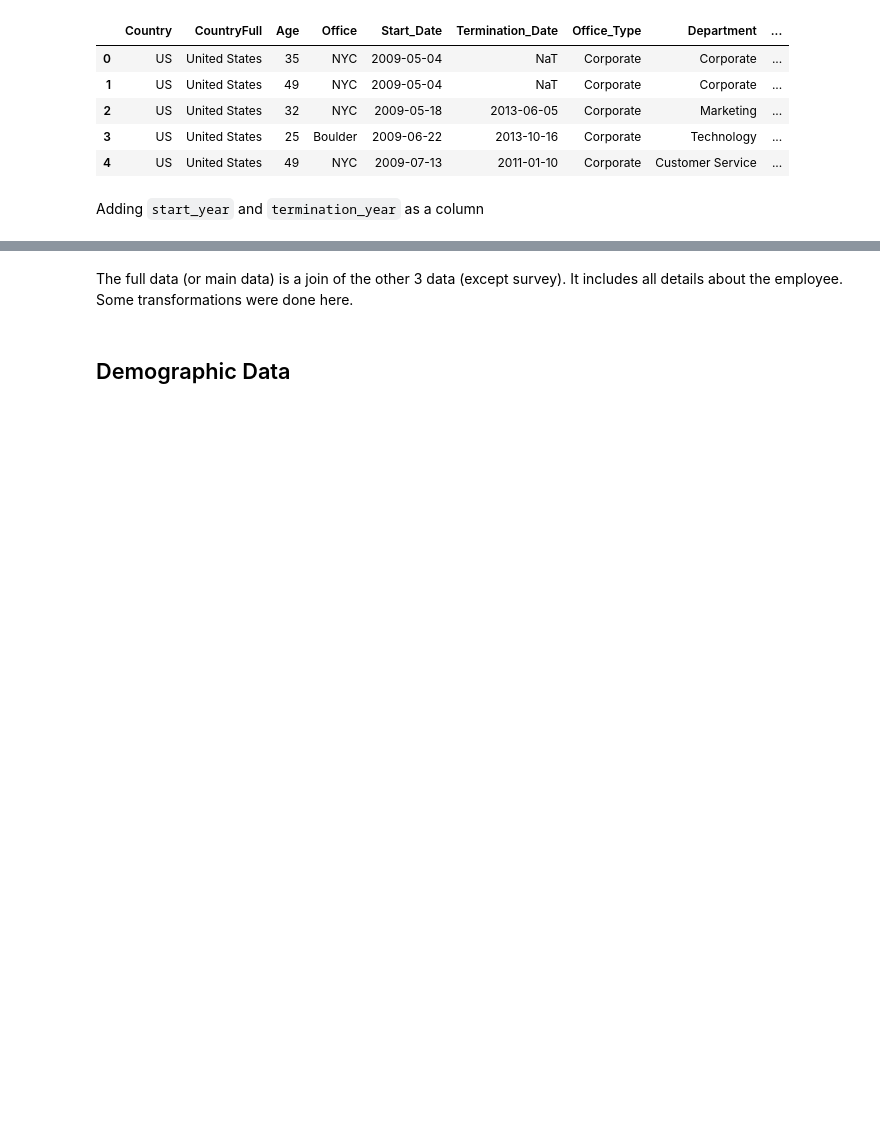
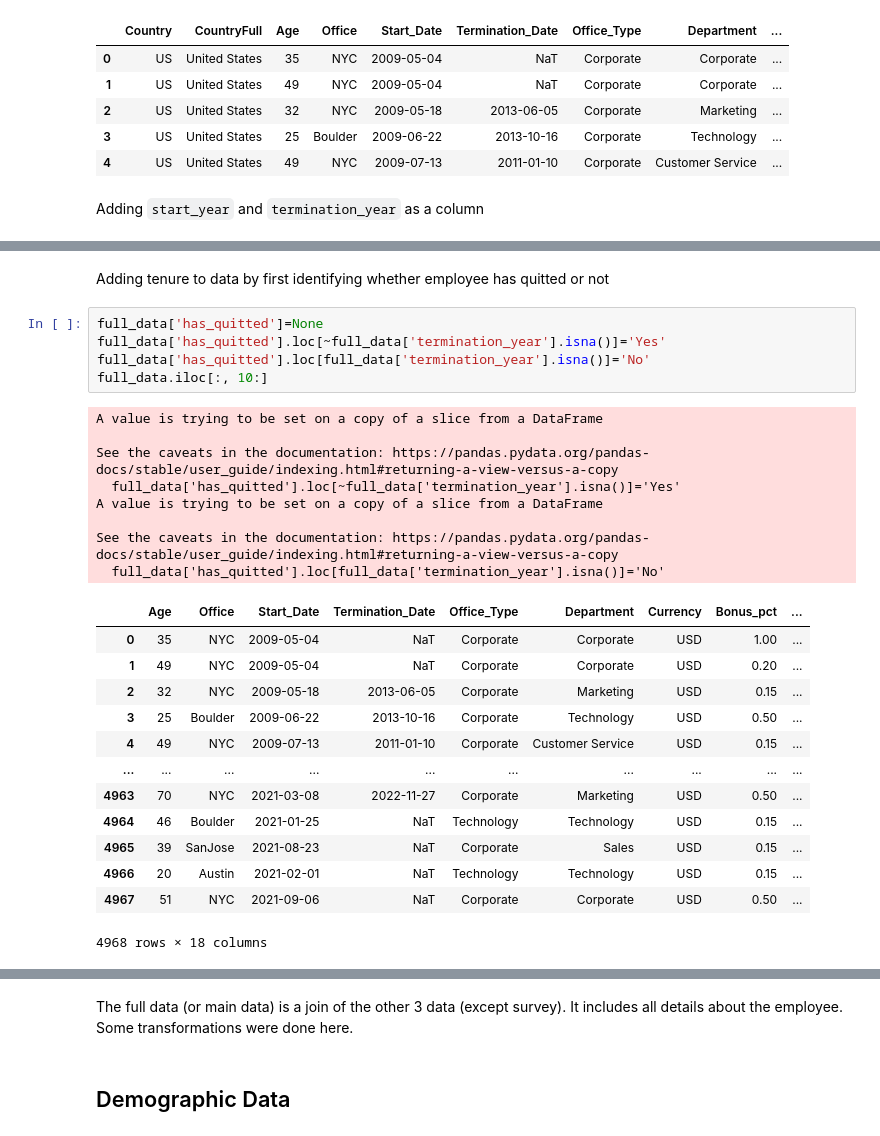
Before and after one commit to BrianLoe/ETL-and-DataViz, a Jupyter notebook: human_resource/HR/ETL phase.ipynb, the cells around one changed output, grey strips where cells are left out. Saved outputs shown, nothing was run; the diff lists cells and outputs as text; blank space fills up the shorter version.

```diff
--- a/human_resource/HR/ETL phase.ipynb
+++ b/human_resource/HR/ETL phase.ipynb
@@ -332,3 +332,32 @@ full_data.tail().iloc[:,12:]
 | 4965 | 2021-08-23 | NaT | Corporate | Sales | USD | 0.15 | Sales Team Lead | 4/3/1982 | ... |
 | 4966 | 2021-02-01 | NaT | Technology | Technology | USD | 0.15 | Senior Software Engineer | 6/18/2001 | ... |
 | 4967 | 2021-09-06 | NaT | Corporate | Corporate | USD | 0.50 | Chief Financial Officer | 2/6/1970 | ... |
+# %% [markdown]
+Adding tenure to data by first identifying whether employee has quitted or not
+# %%
+full_data['has_quitted']=None
+full_data['has_quitted'].loc[~full_data['termination_year'].isna()]='Yes'
+full_data['has_quitted'].loc[full_data['termination_year'].isna()]='No'
+full_data.iloc[:, 10:]
+# %% [output]
+A value is trying to be set on a copy of a slice from a DataFrame
+
+See the caveats in the documentation: https://pandas.pydata.org/pandas-docs/stable/user_guide/indexing.html#returning-a-view-versus-a-copy
+  full_data['has_quitted'].loc[~full_data['termination_year'].isna()]='Yes'
+A value is trying to be set on a copy of a slice from a DataFrame
+
+See the caveats in the documentation: https://pandas.pydata.org/pandas-docs/stable/user_guide/indexing.html#returning-a-view-versus-a-copy
+  full_data['has_quitted'].loc[full_data['termination_year'].isna()]='No'
+|  | Age | Office | Start_Date | Termination_Date | Office_Type | Department | Currency | Bonus_pct | ... |
+| 0 | 35 | NYC | 2009-05-04 | NaT | Corporate | Corporate | USD | 1.00 | ... |
+| 1 | 49 | NYC | 2009-05-04 | NaT | Corporate | Corporate | USD | 0.20 | ... |
+| 2 | 32 | NYC | 2009-05-18 | 2013-06-05 | Corporate | Marketing | USD | 0.15 | ... |
+| 3 | 25 | Boulder | 2009-06-22 | 2013-10-16 | Corporate | Technology | USD | 0.50 | ... |
+| 4 | 49 | NYC | 2009-07-13 | 2011-01-10 | Corporate | Customer Service | USD | 0.15 | ... |
+| ... | ... | ... | ... | ... | ... | ... | ... | ... | ... |
+| 4963 | 70 | NYC | 2021-03-08 | 2022-11-27 | Corporate | Marketing | USD | 0.50 | ... |
+| 4964 | 46 | Boulder | 2021-01-25 | NaT | Technology | Technology | USD | 0.15 | ... |
+| 4965 | 39 | SanJose | 2021-08-23 | NaT | Corporate | Sales | USD | 0.15 | ... |
+| 4966 | 20 | Austin | 2021-02-01 | NaT | Technology | Technology | USD | 0.15 | ... |
+| 4967 | 51 | NYC | 2021-09-06 | NaT | Corporate | Corporate | USD | 0.50 | ... |
+4968 rows × 18 columns
```
Also changed, not shown: parts of 6 cells of this notebook.
